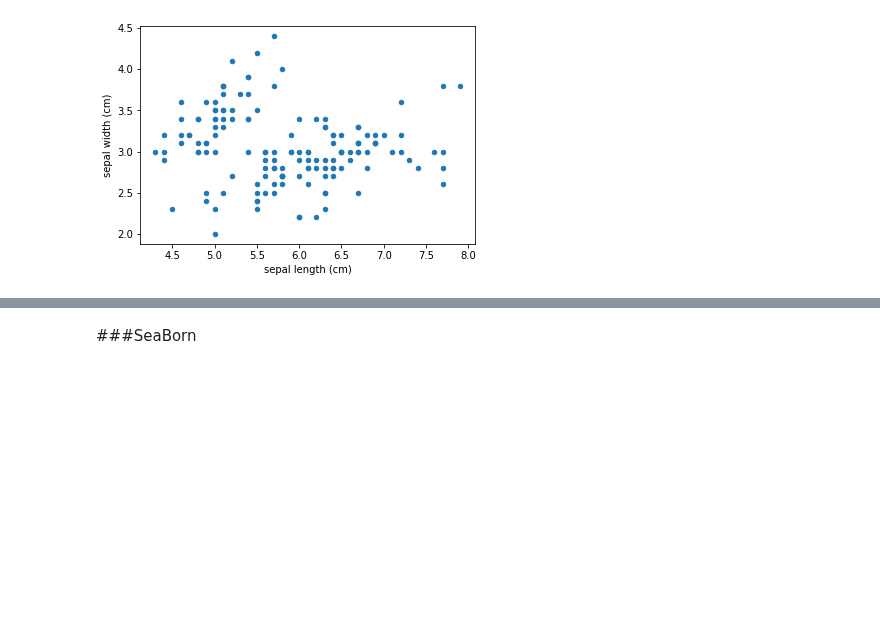
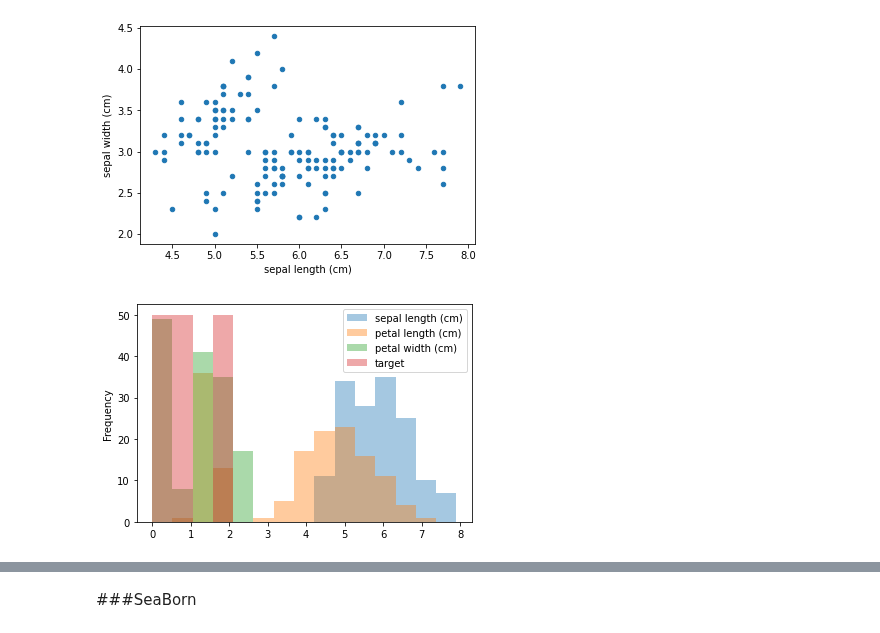
Before and after one commit to jcjimenezb123/ProgramacionPython, a Jupyter notebook: DataFrames.ipynb, the cells around one changed output, grey strips where cells are left out. Cells and saved outputs as stored; diff of their text form; code cells hidden in the pictures; blank space fills up the shorter version.

```diff
--- a/DataFrames.ipynb
+++ b/DataFrames.ipynb
@@ -698,3 +648,7 @@ Index(['sepal length (cm)', 'sepal width (cm)', 'petal length (cm)',
 df.plot(kind='scatter',x='sepal length (cm)',y='sepal width (cm)');
 # %% [output]
 [figure]
+# %%
+df.plot(kind='hist',x='sepal width (cm)',bins=15,alpha=0.4);
+# %% [output]
+[figure, added]
```
Also changed, not shown: parts of 42 cells of this notebook.
